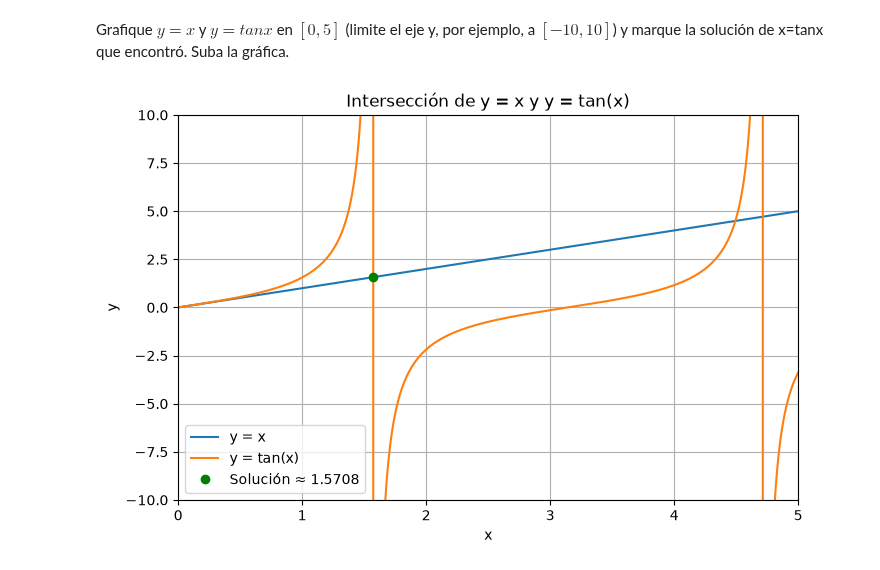
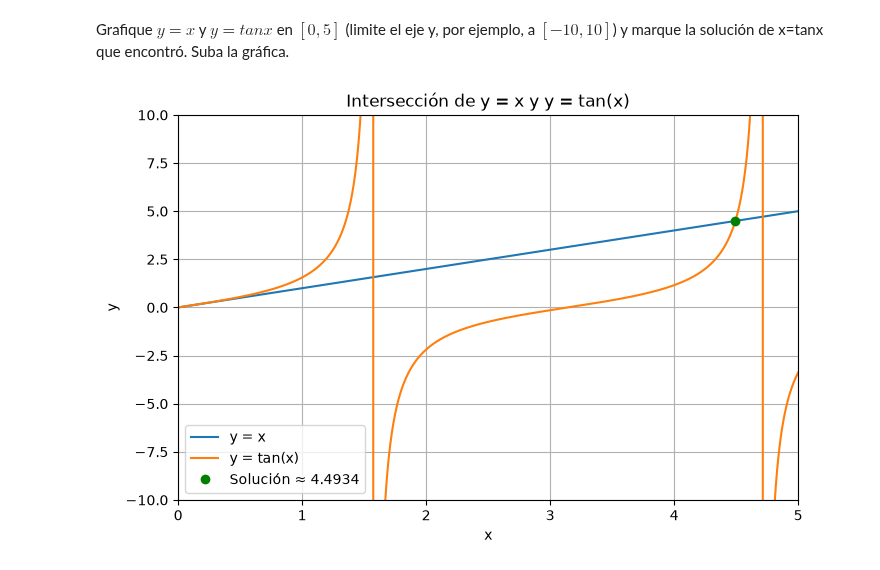
Before and after one commit to Miguelx28/metodos-numericos, a Jupyter notebook: Deberes/metodo-biseccion/deber-metodo-biseccion.ipynb, the cells around one changed output. Cells and saved outputs as stored; diff of their text form; code cells hidden in the pictures.

Commit message:
correcion deber-biseccion

```diff
--- a/Deberes/metodo-biseccion/deber-metodo-biseccion.ipynb
+++ b/Deberes/metodo-biseccion/deber-metodo-biseccion.ipynb
@@ -390,26 +390,26 @@ Grafique $y=x$ y $y=tanx$ en $[0,5]$ (limite el eje y, por ejemplo, a $[−10,10
 # %%
 
 # Solución encontrada
-x1 = biseccion(lambda x: np.tan(x) - x, 0.1, 5)[0]
+x1 = biseccion(lambda x: np.tan(x) - x, 4, 5)[0]
 
 
 x = np.linspace(0, 5, 2000)
 
 plt.figure(figsize=(8, 5))
 plt.plot(x, x, label='y = x')
 plt.plot(x, np.tan(x), label='y = tan(x)')
 
 # Marcar la solución
 plt.plot(x1, x1, 'go', label=f'Solución ≈ {x1:.4f}')
 
 plt.xlim(0, 5)
 plt.ylim(-10, 10)
 plt.grid(True)
 plt.legend()
 plt.xlabel('x')
 plt.ylabel('y')
 plt.title('Intersección de y = x y y = tan(x)')
 
 plt.show()
 # %% [output]
-[figure, old version]
+[figure, new version]
```
Also changed, not shown: 1 other file.
